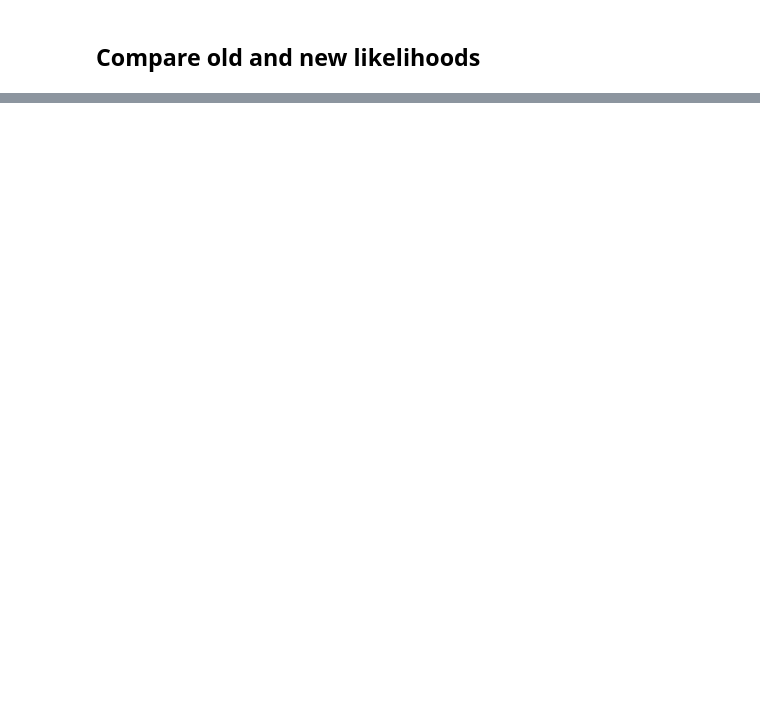
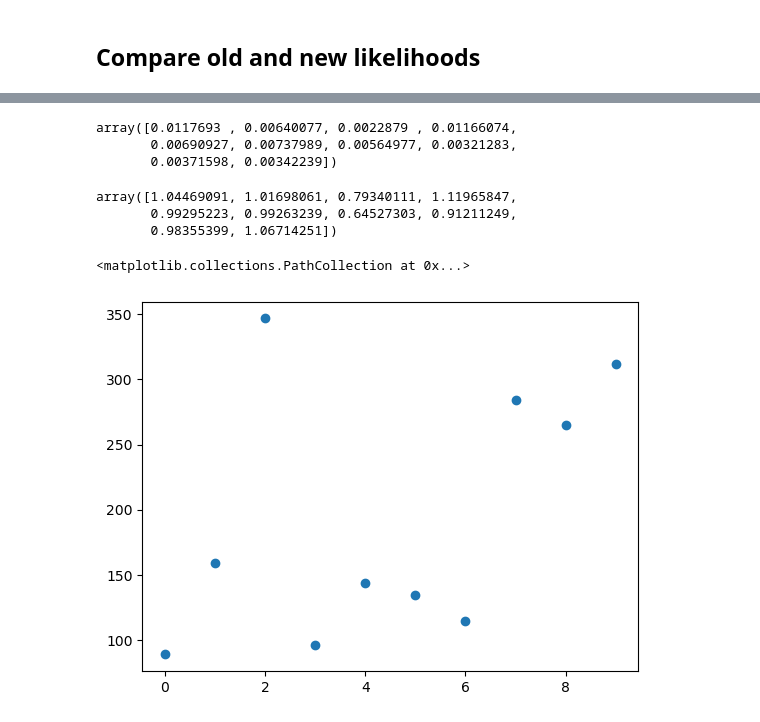
Before and after one commit to isha1810/cogwheel, a Jupyter notebook: cogwheel/new_population_inference/test_population_inference_new.ipynb, the cells around one changed output, grey strips where cells are left out. Cells and saved outputs as stored; diff of their text form; code cells hidden in the pictures; blank space fills up the shorter version.

```diff
--- a/cogwheel/new_population_inference/test_population_inference_new.ipynb
+++ b/cogwheel/new_population_inference/test_population_inference_new.ipynb
@@ -129 +162,6 @@ corner.corner(samples, labels=samples.columns);
+# %%
+output_dir = '/home/isha/PopulationSelectionEffects/output/new_pop_inf7'
+samples = pd.read_feather(output_dir+'/samples.feather')
+w_i_old = np.load(output_dir+'/w_i_old.npy')
+vt_old = np.load(output_dir+'/vt_old.npy')
 # %%
@@ -144,0 +169,12 @@ samples
+# %%
+w_i_new = []
+vt_new = []
+for i in range(len(samples[0:5])):
+    row = samples.iloc[i]
+    shape_hyperparams = {'chieff_mean':row['chieff_mean'] , 'chieff_std':row['chieff_std']}
+    w_i_new.append(likelihood_obj._compute_w_arr(shape_hyperparams))
+    vt_new.append(likelihood_obj._compute_vt(shape_hyperparams))
+# %%
+w_i_new = np.array(w_i_new)
+vt_new = np.array(vt_new)
+w_i_new10 = w_i_new[:,:10]
@@ -144,0 +185,17 @@ samples
+# %%
+w_i_old[0]
+# %% [output]
+array([0.0117693 , 0.00640077, 0.0022879 , 0.01166074,
+       0.00690927, 0.00737989, 0.00564977, 0.00321283,
+       0.00371598, 0.00342239])
+# %%
+w_i_new[0]
+# %% [output]
+array([1.04469091, 1.01698061, 0.79340111, 1.11965847,
+       0.99295223, 0.99263239, 0.64527303, 0.91211249,
+       0.98355399, 1.06714251])
+# %%
+plt.scatter(range(10), w_i_new[0]/w_i_old[0])
+# %% [output]
+<matplotlib.collections.PathCollection at 0x...>
+[figure, added]
```
Also changed, not shown: parts of 36 cells of this notebook, 3 other files.
